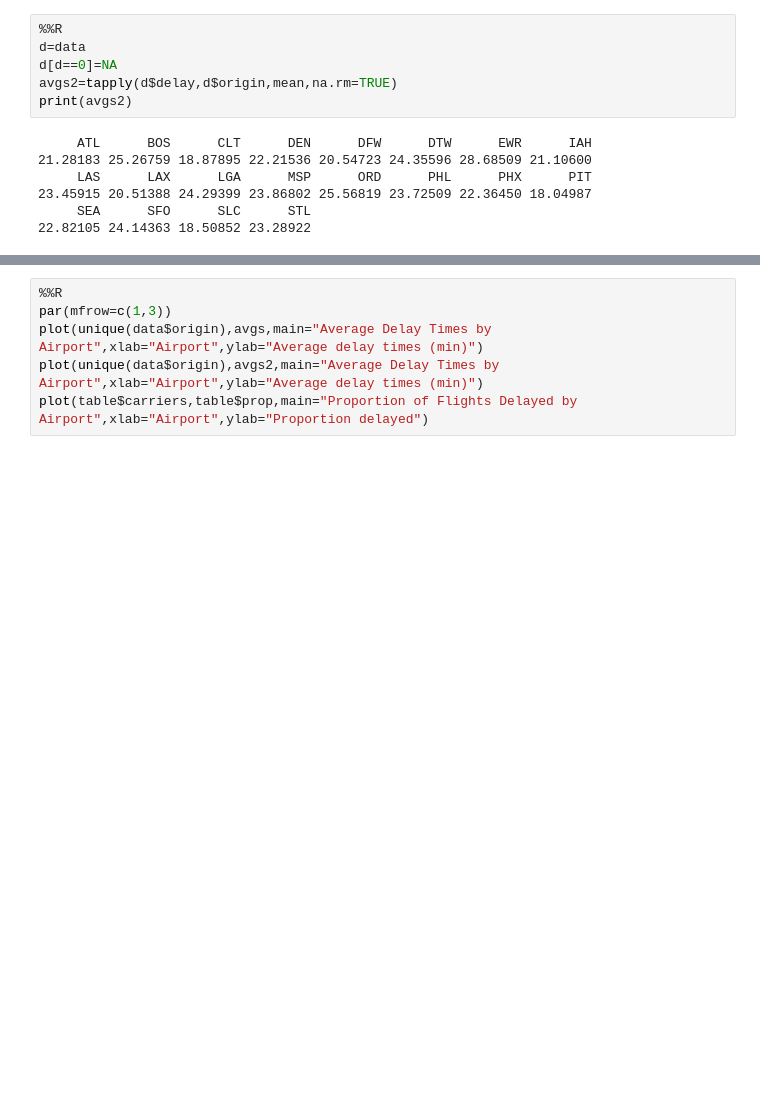
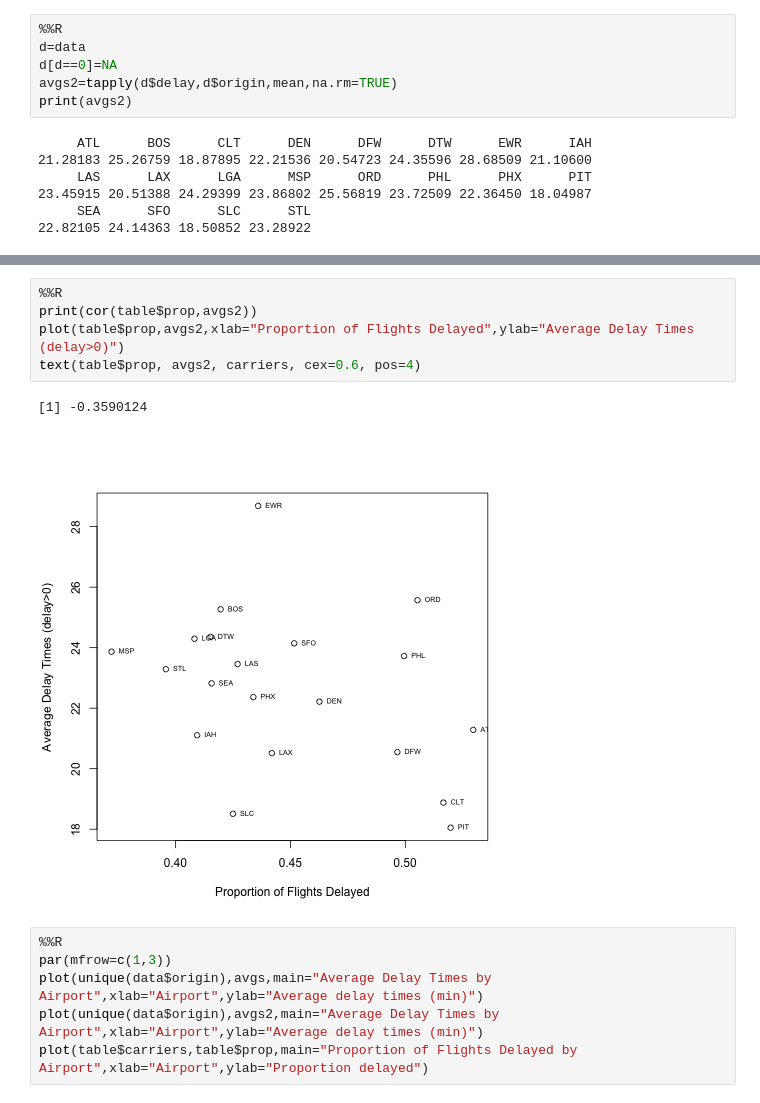
Before and after one commit to steven-hu/data-analysis-template, a Jupyter notebook: notebooks/NB3_data_analysis.ipynb, the cells around one changed output, grey strips where cells are left out. Saved outputs shown, nothing was run; the diff lists cells and outputs as text; blank space fills up the shorter version.

```diff
--- a/notebooks/NB3_data_analysis.ipynb
+++ b/notebooks/NB3_data_analysis.ipynb
@@ -139,3 +156,11 @@ plot(unique(data$origin),avgs2,main="Average Delay Times by Airport",xlab="Airpo
+# %%
+%%R
+print(cor(table$prop,avgs2))
+plot(table$prop,avgs2,xlab="Proportion of Flights Delayed",ylab="Average Delay Times (delay>0)")
+text(table$prop, avgs2, carriers, cex=0.6, pos=4)
+# %% [output]
+[1] -0.3590124
+[figure, added]
 # %%
 %%R
 par(mfrow=c(1,3))
```
Also changed, not shown: parts of 4 cells of this notebook.
